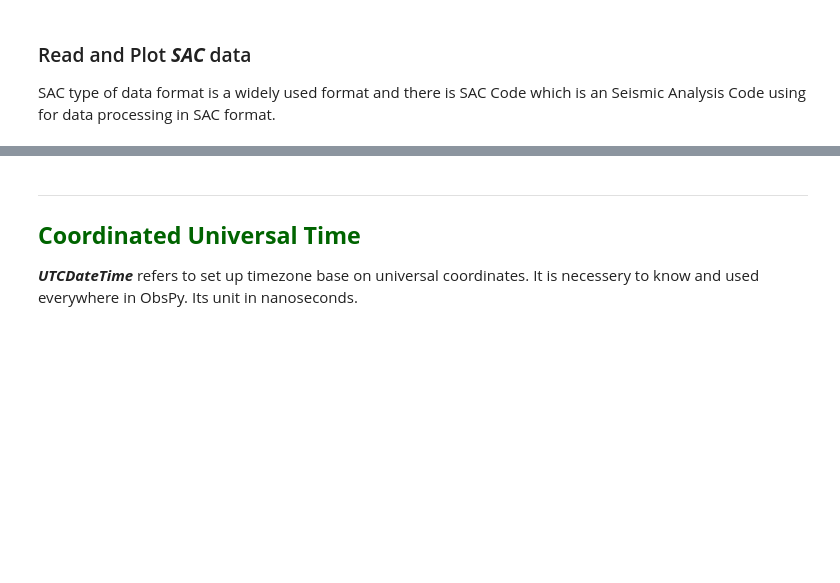
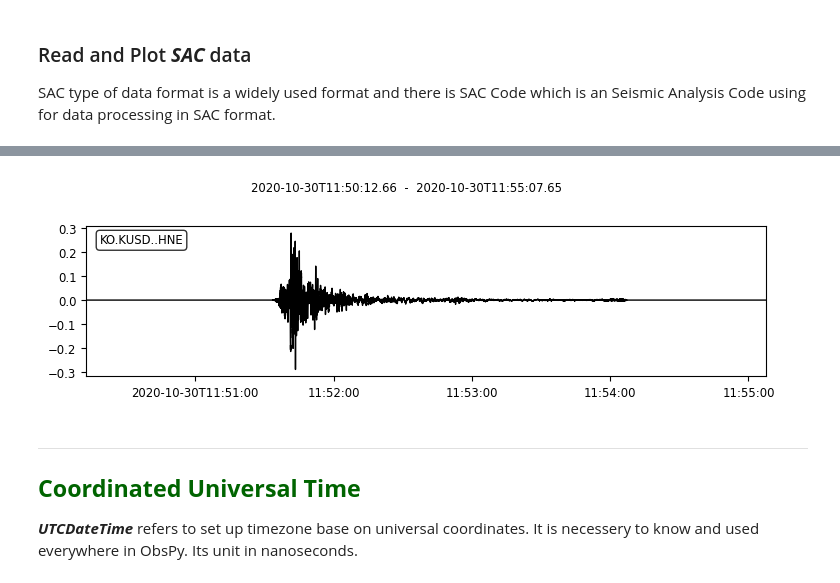
Before and after one commit to komec/EQE582_Lecture, a Jupyter notebook: EQE582_Week9_ObsPy_Intro.ipynb, the cells around one changed output, grey strips where cells are left out. Cells and saved outputs as stored; diff of their text form; code cells hidden in the pictures; blank space fills up the shorter version.

```diff
--- a/EQE582_Week9_ObsPy_Intro.ipynb
+++ b/EQE582_Week9_ObsPy_Intro.ipynb
@@ -60,3 +86,7 @@ st.plot()
+# %%
+fig = st.plot()
+# %% [output]
+[figure, added]
 # %% [markdown]
 ---
 
```
Also changed, not shown: parts of 25 cells of this notebook, 1 other file.
